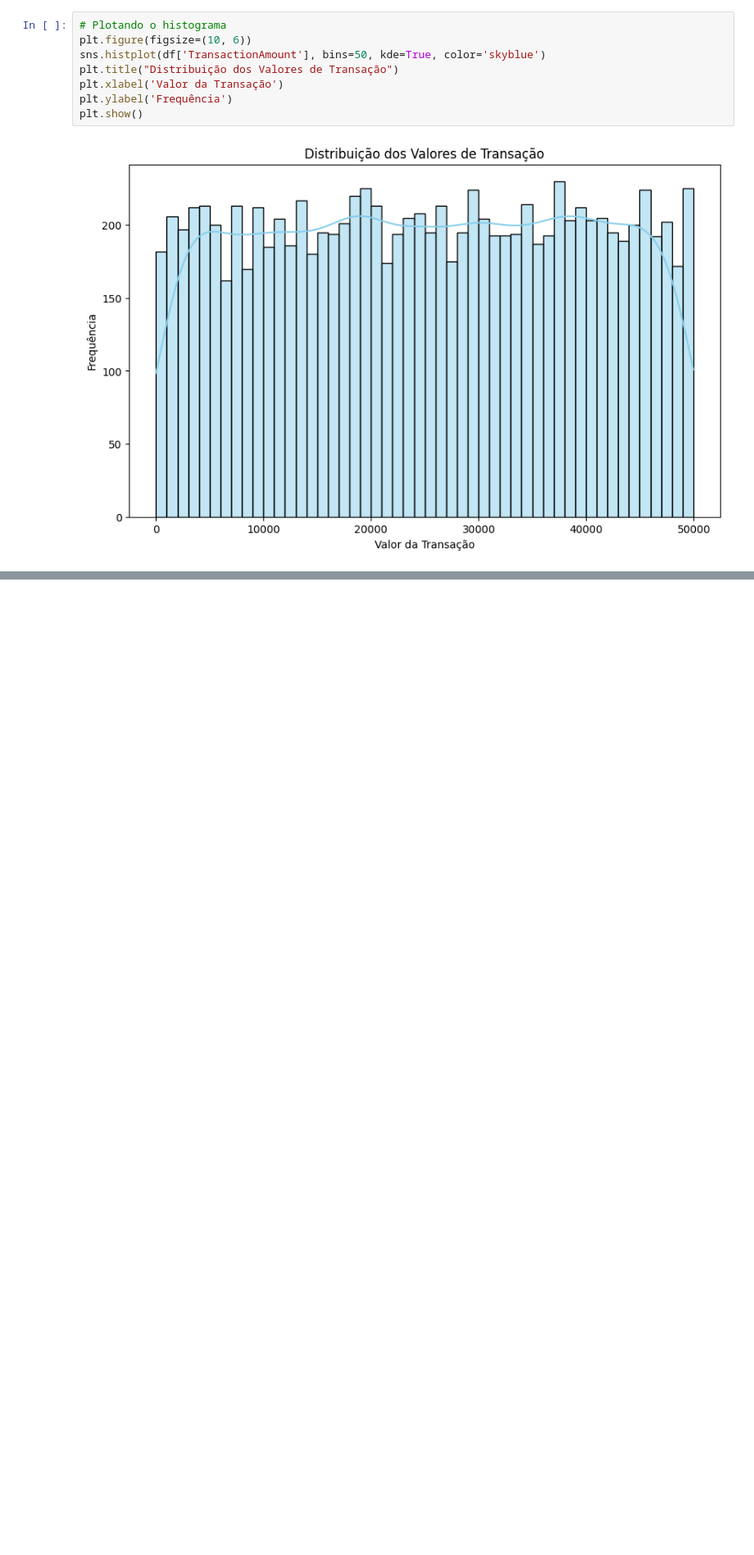
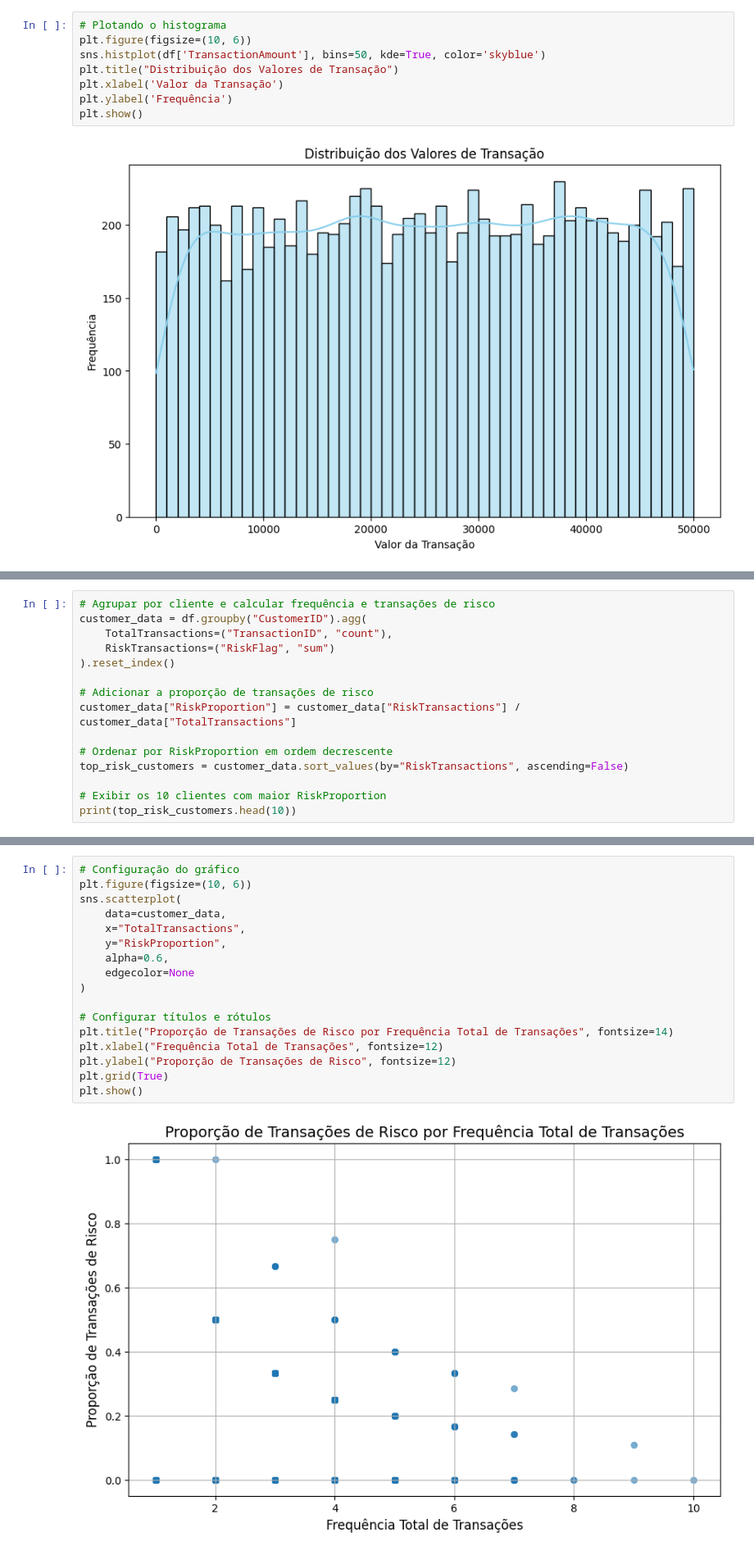
Before and after one commit to PedroHenrique431/Banking, a Jupyter notebook: main.ipynb, the cells around one changed output, grey strips where cells are left out. Shown at 82% size. Drawn from its saved outputs; the diff is of its cells as text; blank space fills up the shorter version.

```diff
--- a/main.ipynb
+++ b/main.ipynb
@@ -347,0 +333,15 @@ plt.show()
+# %%
+# Agrupar por cliente e calcular frequência e transações de risco
+customer_data = df.groupby("CustomerID").agg(
+    TotalTransactions=("TransactionID", "count"),
+    RiskTransactions=("RiskFlag", "sum")
+).reset_index()
+
+# Adicionar a proporção de transações de risco
+customer_data["RiskProportion"] = customer_data["RiskTransactions"] / customer_data["TotalTransactions"]
+
+# Ordenar por RiskProportion em ordem decrescente
+top_risk_customers = customer_data.sort_values(by="RiskTransactions", ascending=False)
+
+# Exibir os 10 clientes com maior RiskProportion
+print(top_risk_customers.head(10))
@@ -347,0 +360,19 @@ plt.show()
+# %%
+# Configuração do gráfico
+plt.figure(figsize=(10, 6))
+sns.scatterplot(
+    data=customer_data,
+    x="TotalTransactions",
+    y="RiskProportion",
+    alpha=0.6,
+    edgecolor=None
+)
+
+# Configurar títulos e rótulos
+plt.title("Proporção de Transações de Risco por Frequência Total de Transações", fontsize=14)
+plt.xlabel("Frequência Total de Transações", fontsize=12)
+plt.ylabel("Proporção de Transações de Risco", fontsize=12)
+plt.grid(True)
+plt.show()
+# %% [output]
+[figure, added]
```
Also changed, not shown: parts of 5 cells of this notebook.
